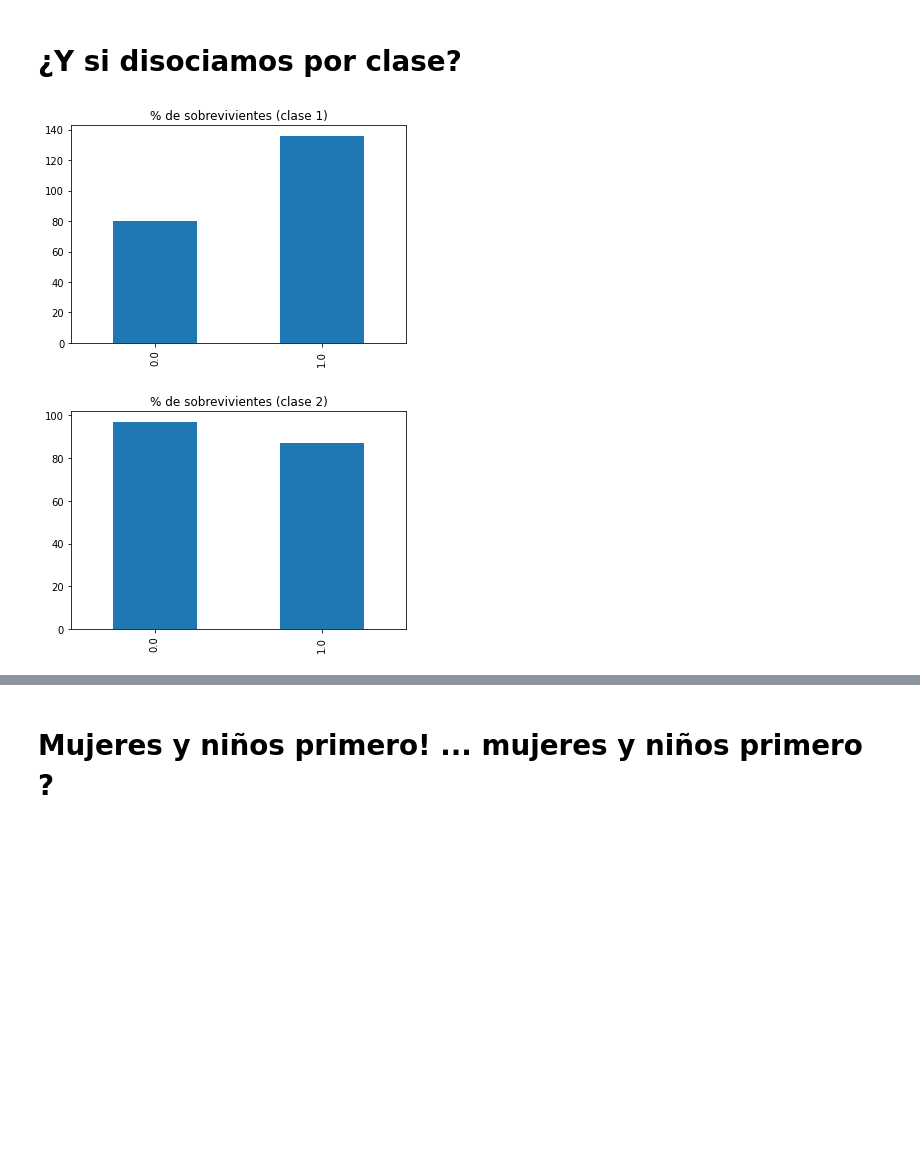
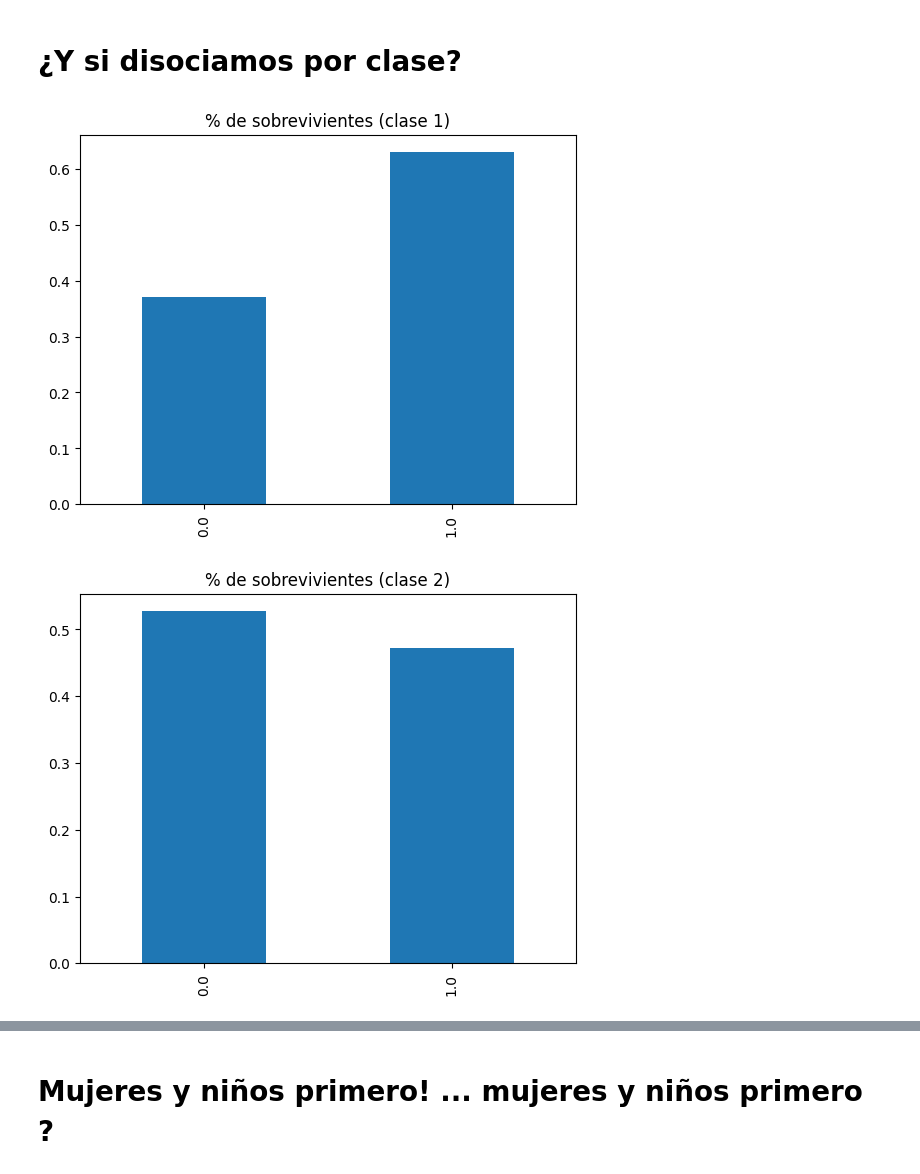
Before and after one commit to ucseml-team/machine-learning-course, a Jupyter notebook: titanic/EDA.ipynb, the cells around one changed output, grey strips where cells are left out. Cells and saved outputs as stored; diff of their text form; code cells hidden in the pictures; blank space fills up the shorter version.

Commit message:
Cambios menores hechos durante la clase de ayer

```diff
--- a/titanic/EDA.ipynb
+++ b/titanic/EDA.ipynb
@@ -108,8 +108,8 @@ import matplotlib.pyplot as plt
 from scipy import stats
 import seaborn as sns
 # %%
-train = pd.read_csv('data/train.csv')
-test = pd.read_csv('data/test.csv')
+train = pd.read_csv('./train.csv')
+test = pd.read_csv('./test.csv')
 full = pd.concat([train, test], sort=False)
 
 renamed_columns = {'Age': 'age', 'Cabin': 'cabin', 'Embarked': 'embarked',
@@ -229,10 +229,10 @@ full.survived.value_counts(normalize=True).plot.bar(title='% de sobrevivientes')
 # %%
 classes = full.p_class.unique()
 classes.sort()
 
 for c in classes:
-    full[full.p_class == c].survived.value_counts().sort_index().plot.bar(title=f'% de sobrevivientes (clase {c})')
+    full[full.p_class == c].survived.value_counts(normalize=True).sort_index().plot.bar(title=f'% de sobrevivientes (clase {c})')
     plt.show()
 # %% [output]
-[figure, old version]
+[figure, new version]
-[figure, old version]
+[figure, new version]
```
Also changed, not shown: parts of 18 cells of this notebook.
